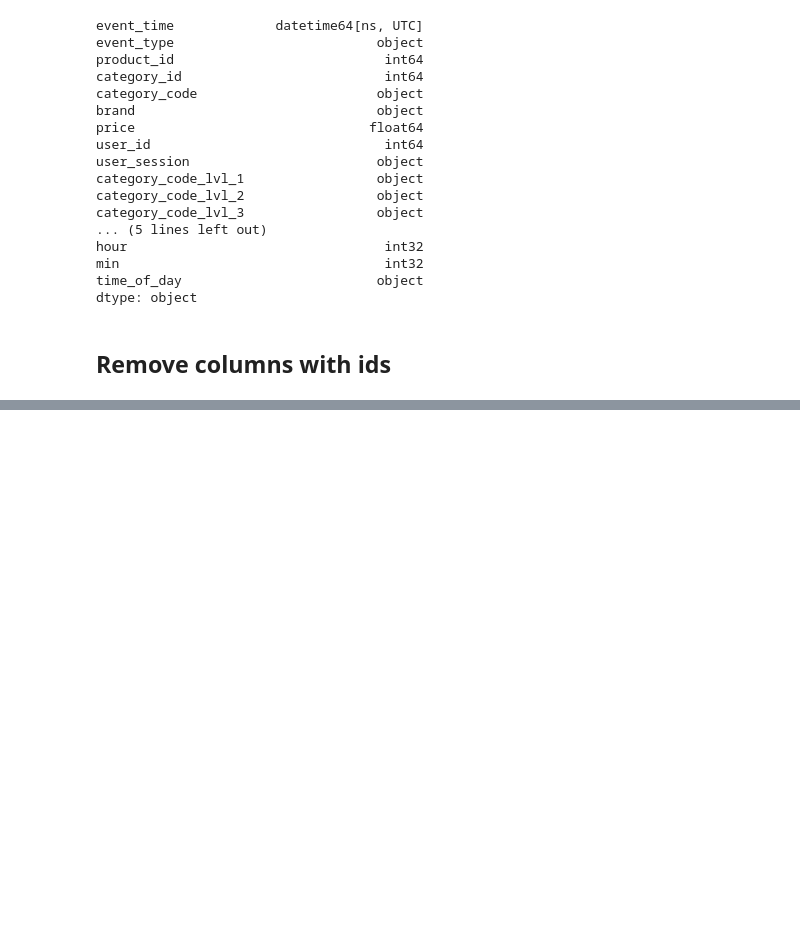
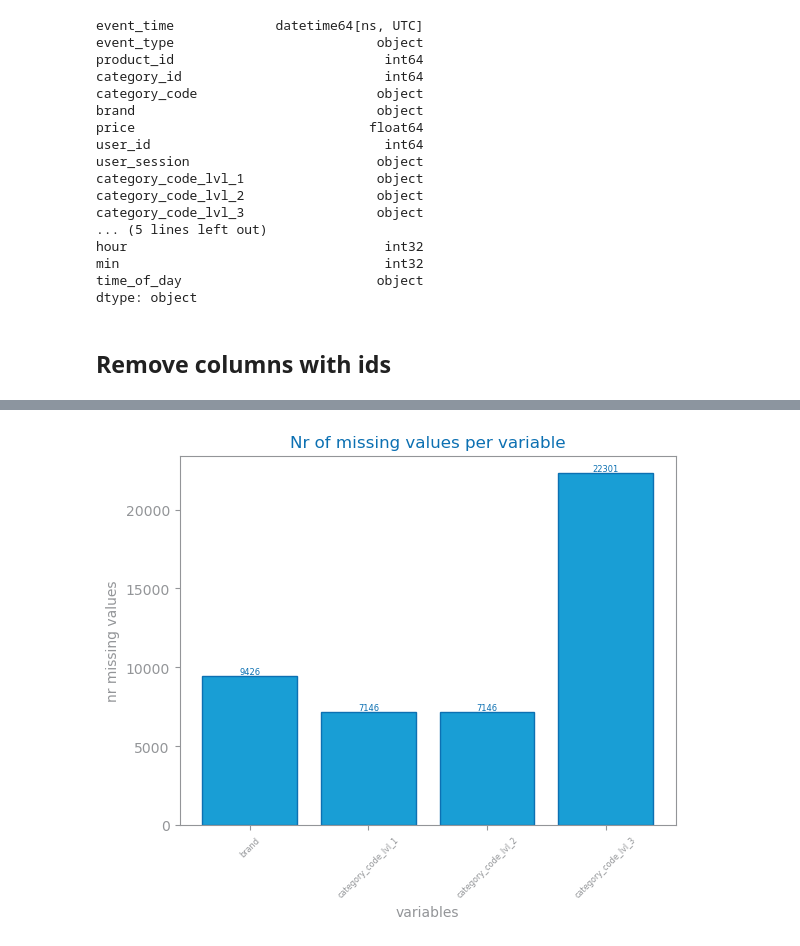
Before and after one commit to jvanalytics/ist_dash_2024_rec, a Jupyter notebook: notebooks/ecommerce_behaviour/_0_ecomerce_data_pre_processing.ipynb, the cells around one changed output, grey strips where cells are left out. Drawn from its saved outputs; the diff is of its cells as text; code cells hidden in the pictures; blank space fills up the shorter version.

```diff
--- a/notebooks/ecommerce_behaviour/_0_ecomerce_data_pre_processing.ipynb
+++ b/notebooks/ecommerce_behaviour/_0_ecomerce_data_pre_processing.ipynb
@@ -214,0 +509,21 @@ df.head(20)
+# %%
+
+mv: dict[str, int] = {}
+for var in df.columns:
+    nr: int = df[var].isna().sum()
+
+    if nr > 0:
+        mv[var] = nr
+
+figure()
+plot_bar_chart(
+    list(mv.keys()),
+    list(mv.values()),
+    title="Nr of missing values per variable",
+    xlabel="variables",
+    ylabel="nr missing values",
+)
+#savefig(f"images/{file_tag}_mv.png")
+show()
+# %% [output]
+[figure, added]
```
Also changed, not shown: parts of 24 cells of this notebook, 5 other files.
